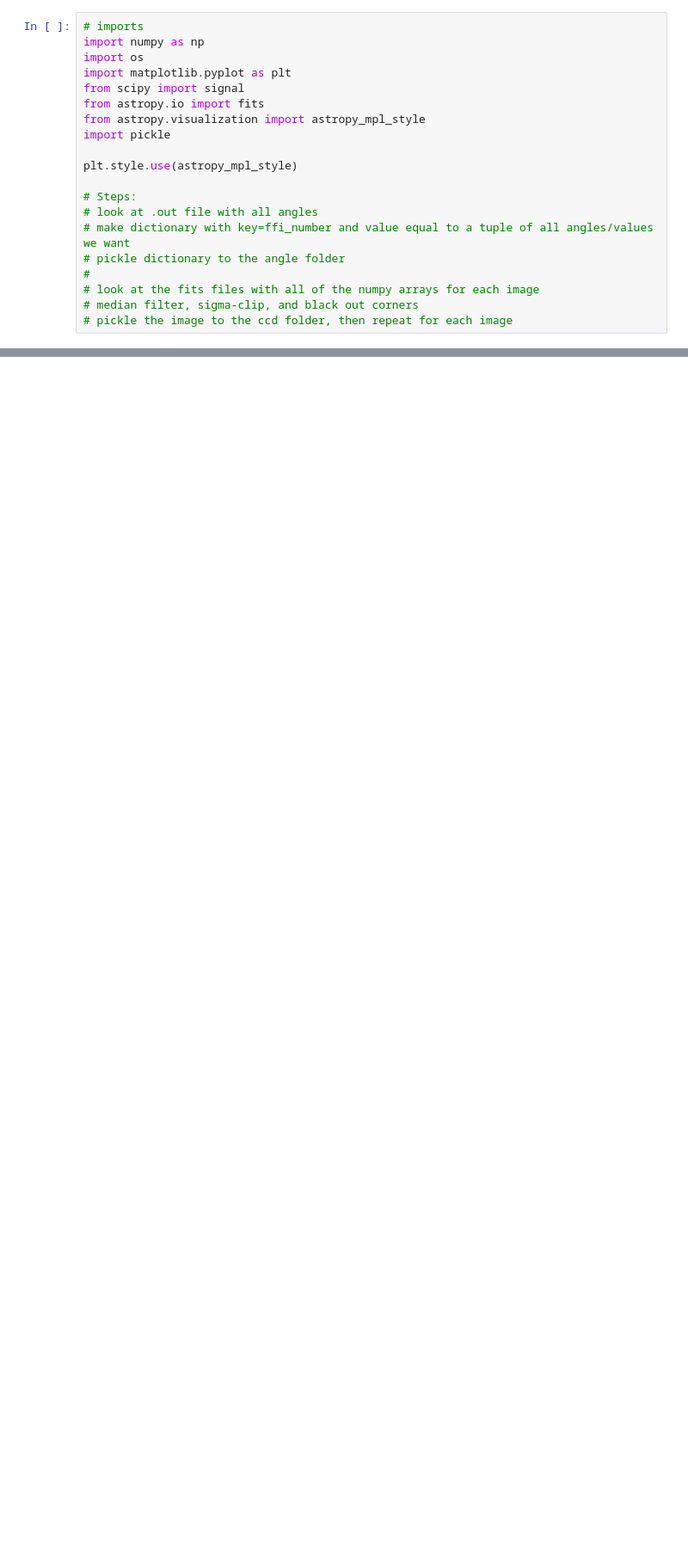
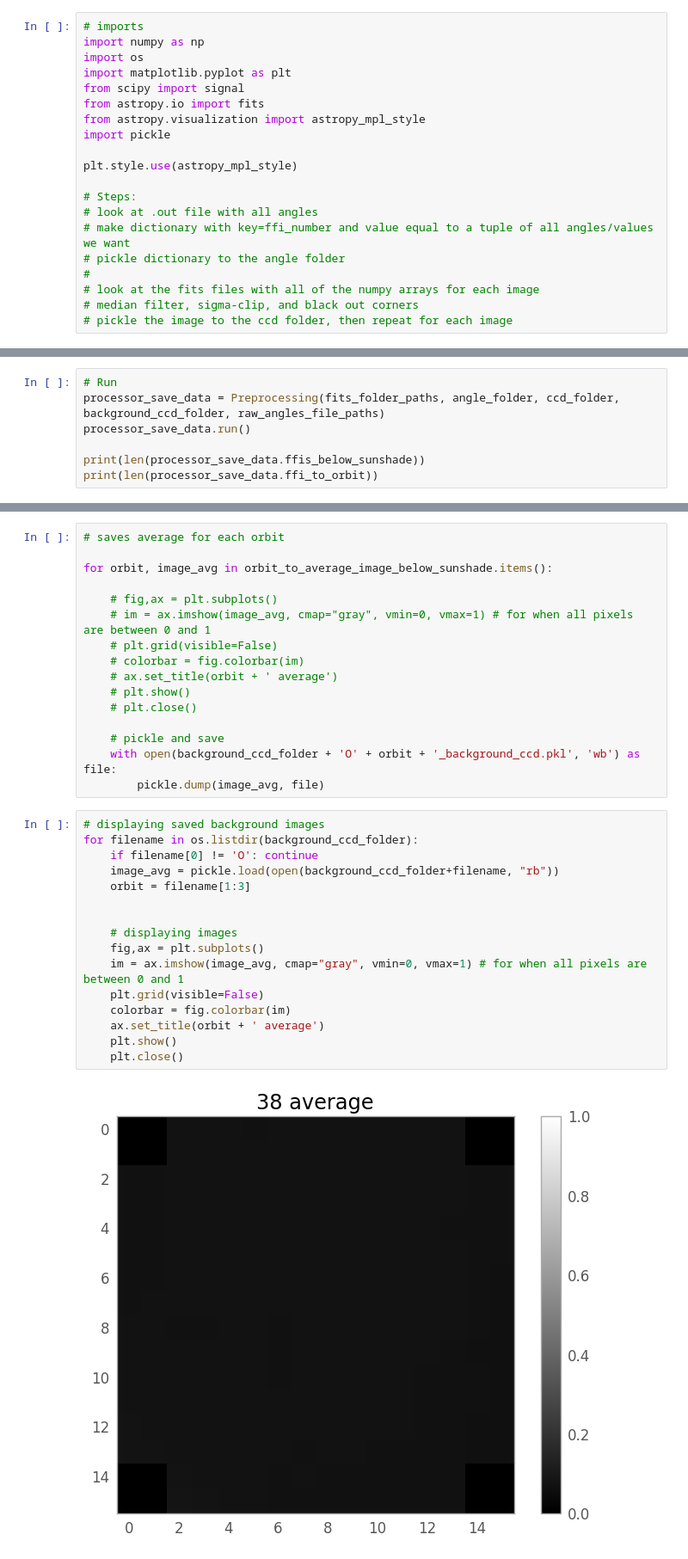
Before and after one commit to jlupoiii/TESS, a Jupyter notebook: data/Preprocessing.ipynb, the cells around one changed output, grey strips where cells are left out. Shown at 86% size. Saved outputs shown, nothing was run; the diff lists cells and outputs as text; blank space fills up the shorter version.

Commit message:
background subtraction, larger dataset, dataset structure update, train and valid calcs additions

```diff
--- a/data/Preprocessing.ipynb
+++ b/data/Preprocessing.ipynb
@@ -227,0 +330,7 @@ Images done.
+# %%
+# Run
+processor_save_data = Preprocessing(fits_folder_paths, angle_folder, ccd_folder, background_ccd_folder, raw_angles_file_paths)
+processor_save_data.run()
+
+print(len(processor_save_data.ffis_below_sunshade))
+print(len(processor_save_data.ffi_to_orbit))
@@ -227,0 +466,34 @@ Images done.
+# %%
+# saves average for each orbit
+
+for orbit, image_avg in orbit_to_average_image_below_sunshade.items():
+
+    # fig,ax = plt.subplots()
+    # im = ax.imshow(image_avg, cmap="gray", vmin=0, vmax=1) # for when all pixels are between 0 and 1
+    # plt.grid(visible=False)
+    # colorbar = fig.colorbar(im)
+    # ax.set_title(orbit + ' average')
+    # plt.show()
+    # plt.close()
+
+    # pickle and save
+    with open(background_ccd_folder + 'O' + orbit + '_background_ccd.pkl', 'wb') as file:
+        pickle.dump(image_avg, file)
+# %%
+# displaying saved background images
+for filename in os.listdir(background_ccd_folder):
+    if filename[0] != 'O': continue
+    image_avg = pickle.load(open(background_ccd_folder+filename, "rb"))
+    orbit = filename[1:3]
+
+
+    # displaying images
+    fig,ax = plt.subplots()
+    im = ax.imshow(image_avg, cmap="gray", vmin=0, vmax=1) # for when all pixels are between 0 and 1
+    plt.grid(visible=False)
+    colorbar = fig.colorbar(im)
+    ax.set_title(orbit + ' average')
+    plt.show()
+    plt.close()
+# %% [output]
+[figure, added]
```
Also changed, not shown: parts of 8 cells of this notebook, 37 other files.
